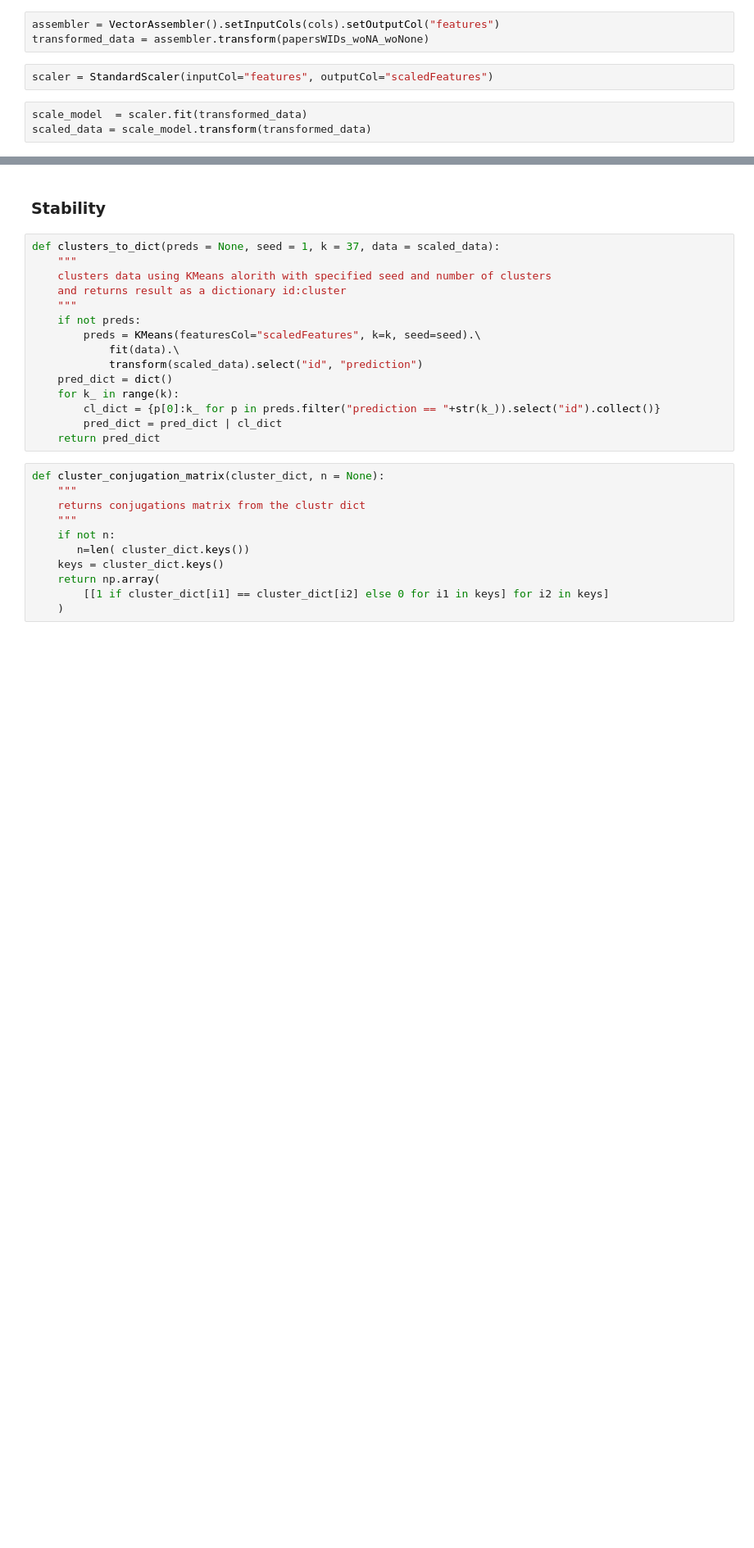
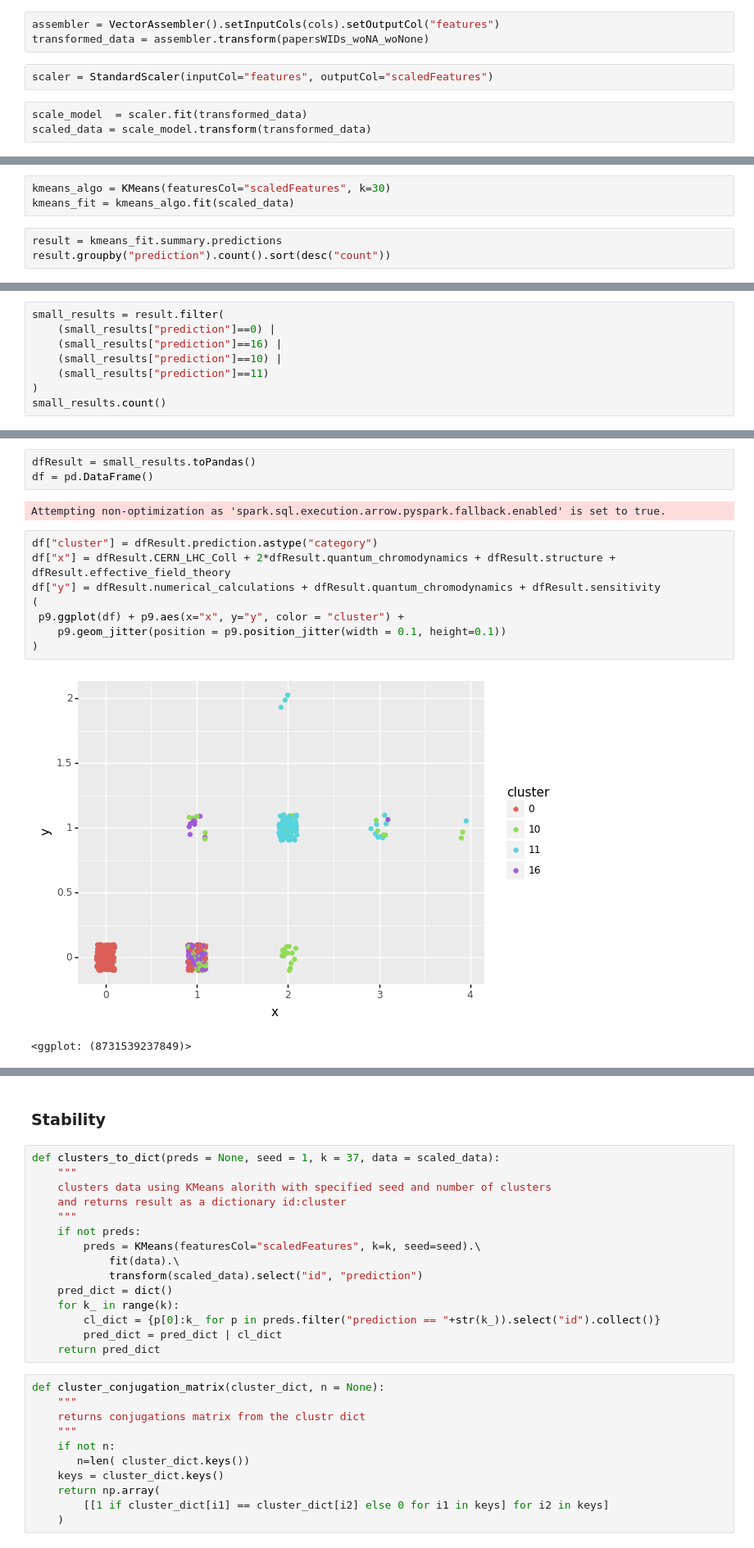
Before and after one commit to ALuchinsky/Spring2022_CS6500, a Jupyter notebook: notebooks/AL_kmeans_clustering.ipynb, the cells around one changed output, grey strips where cells are left out. Shown at 82% size. Drawn from its saved outputs; the diff is of its cells as text; blank space fills up the shorter version.

```diff
--- a/notebooks/AL_kmeans_clustering.ipynb
+++ b/notebooks/AL_kmeans_clustering.ipynb
@@ -201,0 +164,6 @@ only showing top 20 rows
+# %%
+kmeans_algo = KMeans(featuresCol="scaledFeatures", k=30)
+kmeans_fit = kmeans_algo.fit(scaled_data)
+# %%
+result = kmeans_fit.summary.predictions
+result.groupby("prediction").count().sort(desc("count"))
@@ -201,0 +190,8 @@ only showing top 20 rows
+# %%
+small_results = result.filter(
+    (small_results["prediction"]==0) |
+    (small_results["prediction"]==16) |
+    (small_results["prediction"]==10) |
+    (small_results["prediction"]==11)
+)
+small_results.count()
@@ -201,0 +231,16 @@ only showing top 20 rows
+# %%
+dfResult = small_results.toPandas()
+df = pd.DataFrame()
+# %% [output]
+Attempting non-optimization as 'spark.sql.execution.arrow.pyspark.fallback.enabled' is set to true.
+# %%
+df["cluster"] = dfResult.prediction.astype("category")
+df["x"] = dfResult.CERN_LHC_Coll + 2*dfResult.quantum_chromodynamics + dfResult.structure + dfResult.effective_field_theory
+df["y"] = dfResult.numerical_calculations + dfResult.quantum_chromodynamics + dfResult.sensitivity
+(
+ p9.ggplot(df) + p9.aes(x="x", y="y", color = "cluster") +
+    p9.geom_jitter(position = p9.position_jitter(width = 0.1, height=0.1))
+)
+# %% [output]
+[figure, added]
+<ggplot: (8731539237849)>
```
Also changed, not shown: parts of 40 cells of this notebook.
